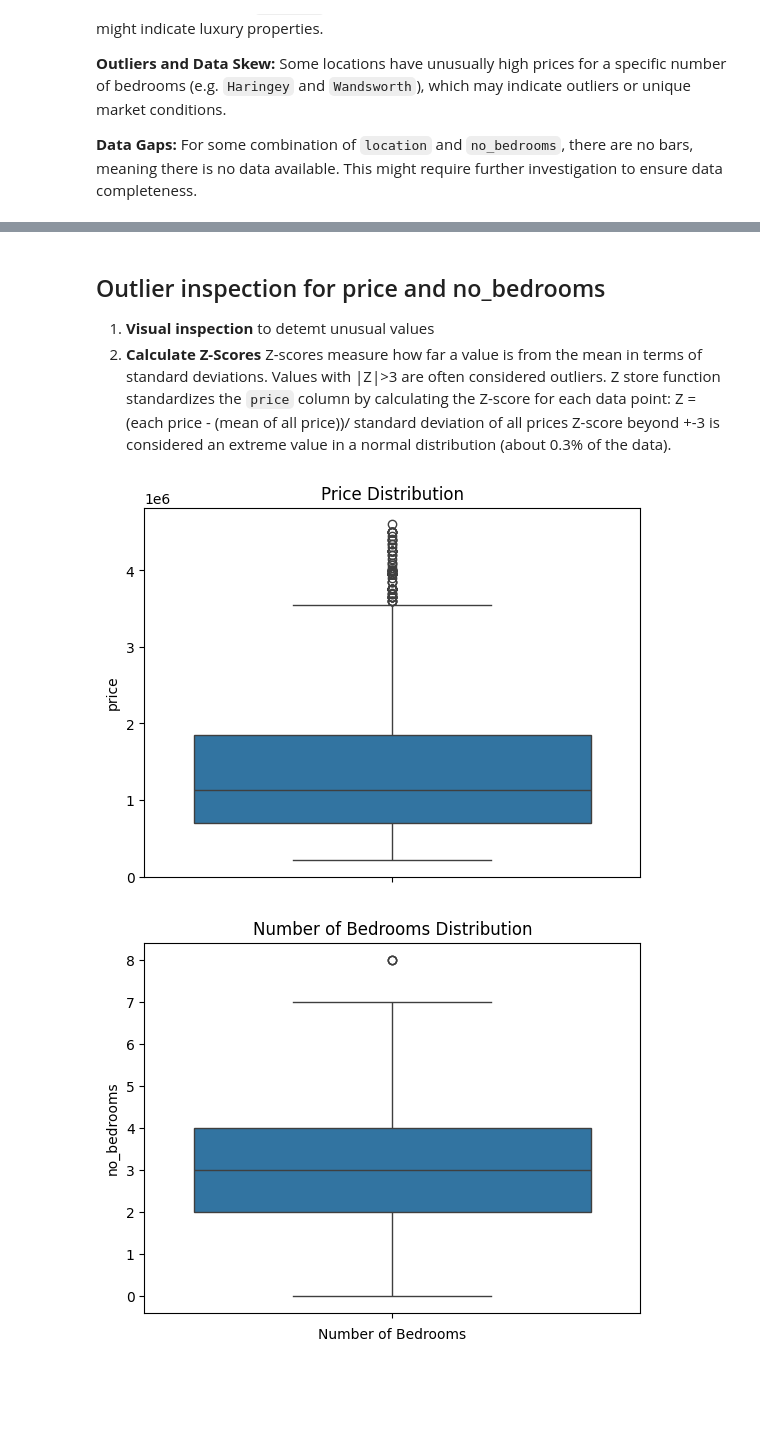
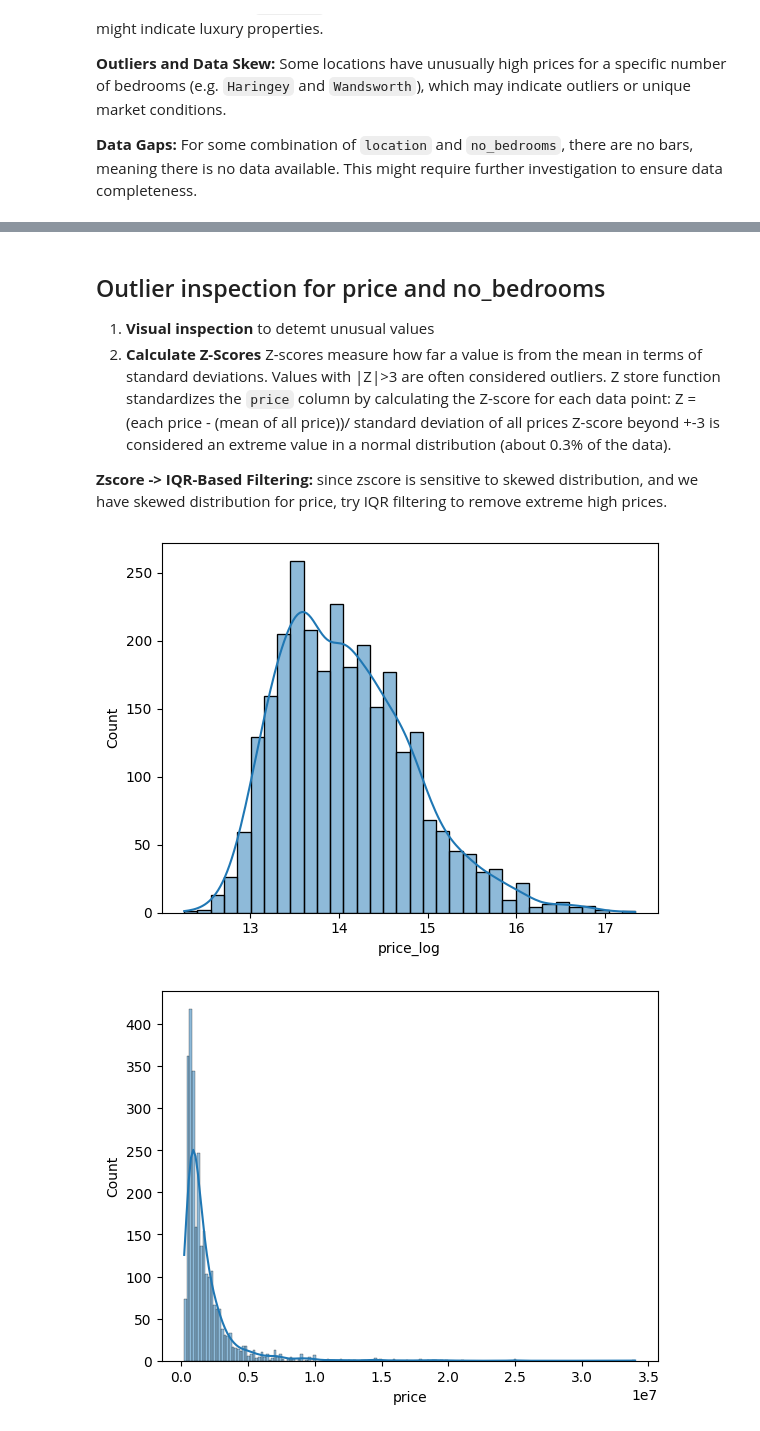
Before and after one commit to jee3153/london_housing_prediction, a Jupyter notebook: london_housing.ipynb, the cells around one changed output, grey strips where cells are left out. Saved outputs shown, nothing was run; the diff lists cells and outputs as text; code cells hidden in the pictures; blank space fills up the shorter version.

Commit message:
normalise price distribution

```diff
--- a/london_housing.ipynb
+++ b/london_housing.ipynb
@@ -483,35 +487,21 @@ interaction_summary.plot(kind='bar', figsize=(30, 10))
 2. **Calculate Z-Scores** Z-scores measure how far a value is from the mean in terms of standard deviations. Values with |Z|>3 are often considered outliers. Z store function standardizes the `price` column by calculating the Z-score for each data point:
    Z  = (each price - (mean of all price))/ standard deviation of all prices
 Z-score beyond +-3 is considered an extreme value in a normal distribution (about 0.3% of the data).
+
+**Zscore -> IQR-Based Filtering:** since zscore is sensitive to skewed distribution, and we have skewed distribution for price, try IQR filtering to remove extreme high prices.
 # %%
-from scipy.stats import zscore
+from scipy import stats
 
-# Boxplot for 'price'
-sns.boxplot(temp_df['price'])
-plt.title('Price Distribution')
+temp_df['price_log'] = np.log1p(temp_df['price'])
+temp_df['price_boxcox'], _ = stats.boxcox(temp_df['price'])
+temp_df['price_log_sqrt'] = np.sqrt(temp_df['price_log'])
+
+sns.histplot(temp_df['price_log'], kde=True)
+plt.show()
+sns.histplot(temp_df['price'], kde=True)
 plt.show()
 
-# Boxplot for 'no_bedrooms'
-sns.boxplot(temp_df['no_bedrooms'])
-plt.title('Number of Bedrooms Distribution')
-plt.xlabel('Number of Bedrooms')
 plt.show()
-
-# calculate Z-score
-# remove outliers using price zscore
-temp_df['price_zscore'] = zscore(temp_df['price'])
-temp_df = temp_df[temp_df['price_zscore'].abs() <= 3]
-
-# Boxplot for 'price'
-sns.boxplot(temp_df['price'])
-plt.title('Price Distribution After Outlier Removal')
-plt.show()
-
-# Boxplot for 'no_bedrooms'
-sns.boxplot(temp_df['no_bedrooms'])
-plt.title('Number of Bedrooms Distribution After Outlier Removal')
-plt.xlabel('Number of Bedrooms')
-plt.show()
 # %% [output]
-[figure, old version]
+[figure, new version]
-[figure, old version]
+[figure, new version]
```
Also changed, not shown: parts of 13 cells of this notebook.
